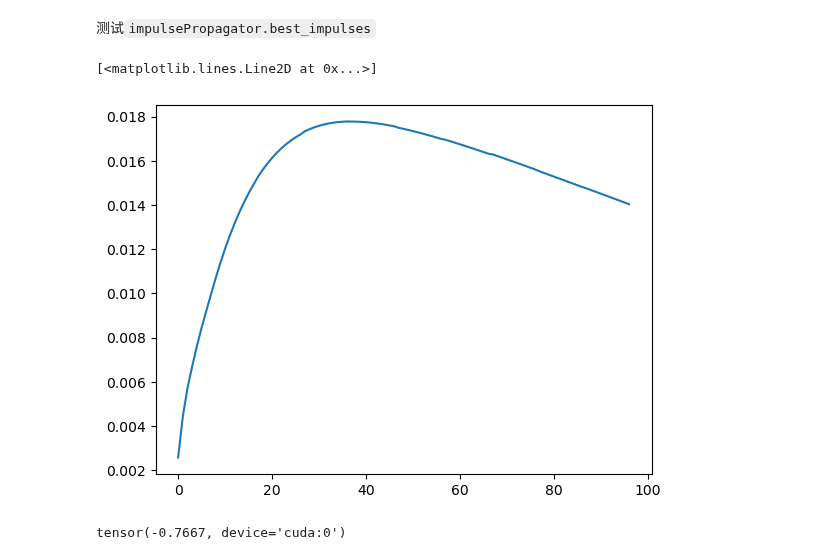
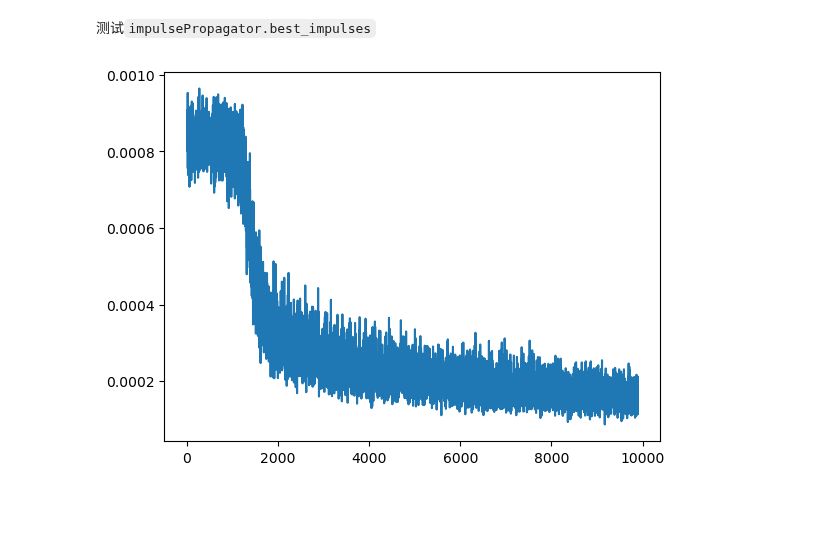
Before and after one commit to liziyao99/multi-debris-avoidance, a Jupyter notebook: H2Test.ipynb, the cells around one changed output. Cells and saved outputs as stored; diff of their text form; code cells hidden in the pictures; blank space fills up the shorter version.

Commit message:
Note: imitation learning for fc works, but for lstm, gradient vanishing occured.

```diff
--- a/H2Test.ipynb
+++ b/H2Test.ipynb
@@ -679,7 +679,7 @@ import matplotlib.pyplot as plt
 impulse_bound = 0.1
 prop = impulsePropagator(3, device="cuda", h1_step=30, h2_step=120,
                          impulse_bound=impulse_bound, safe_dist=2000.)
-batch_size = 256
+batch_size = 320
 max_loop = 15
 impulse_num = 20
 # %%
@@ -698,10 +698,12 @@ opt1 = torch.optim.Adam(actor.parameters(), lr=0.02)
 # %%
 import torch
-from torch import nn
-from agent.net import fcNet
-# actor = nn.LSTM(prop.obs_dim, 6, 15).to("cuda")
-actor = fcNet(prop.obs_dim, 3, [512]*8).to("cuda")
-opt1 = torch.optim.Adam(actor.parameters(), lr=0.02)
+from agent.net import boundedFcNet
+upper_bounds = [ impulse_bound]*3
+lower_bounds = [-impulse_bound]*3
+actor = boundedFcNet(prop.obs_dim, 3, [512]*4,
+                     upper_bounds=upper_bounds,
+                     lower_bounds=lower_bounds).to("cuda")
+opt1 = torch.optim.Adam(actor.parameters(), lr=0.001)
 # %%
 s0 = prop.randomInitStates(batch_size)
 imp, best_i, rewards = prop.best_impulses(s0, max_loop=max_loop, impulse_num=impulse_num)
@@ -751,11 +751,23 @@ for epoch in range(10):
-# %%
-plt.plot(loss_list[3:])
-# %% [output]
-[<matplotlib.lines.Line2D at 0x...>]
-[figure, removed]
-# %%
-states = td1["states"]
-obss0 = torch.randn_like(obss)
-# out, (hn, cn) = actor(obss, (hn, cn))
-out = actor(obss0)
+# %%
+import numpy as np
+loss_list = []
+total = data.shape[1]
+mini_batch = 64
+epoch = int(total/mini_batch)
+epoch = 10000
+for j in range(epoch):
+    idx = np.random.choice(total, mini_batch, replace=False)
+    # idx = np.arange(j*mini_batch, (j+1)*mini_batch)
+    obss = data[:, idx]
+    out = actor(obss)
+    loss = torch.nn.functional.mse_loss(label[:,idx], out, reduction='mean')
+    opt1.zero_grad()
+    loss.backward()
+    opt1.step()
+    loss_list.append(loss.item())
+# print(loss.item())
+plt.plot(loss_list[100:])
+plt.show()
+# %% [output]
+[figure, added]
 # %%
@@ -764,7 +779,3 @@ loss = torch.abs(out).mean()
 loss.backward()
 g = [p.grad for p in actor.parameters()]
 print(g)
-# %%
-print(obss0[0,0,0])
-# %% [output]
-tensor(-0.7667, device='cuda:0')
```
Also changed, not shown: parts of 9 cells of this notebook, 5 other files.
